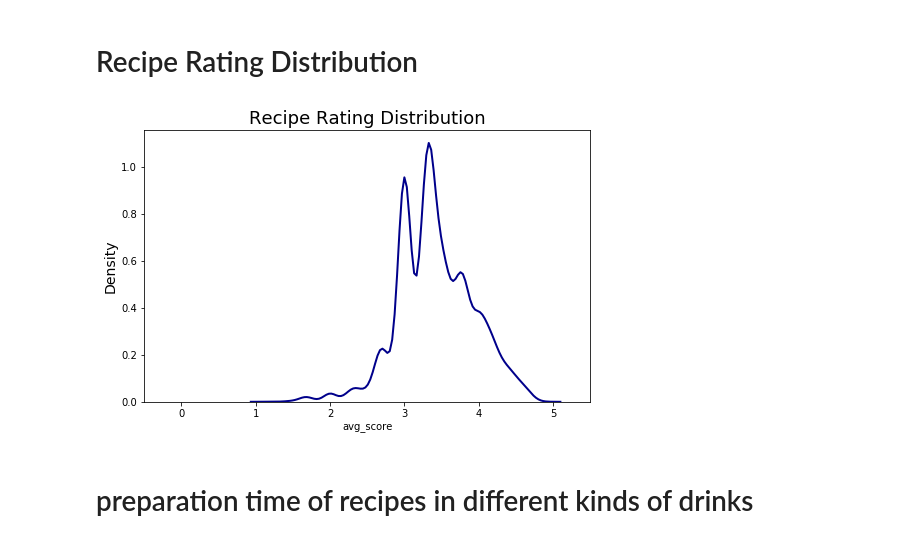
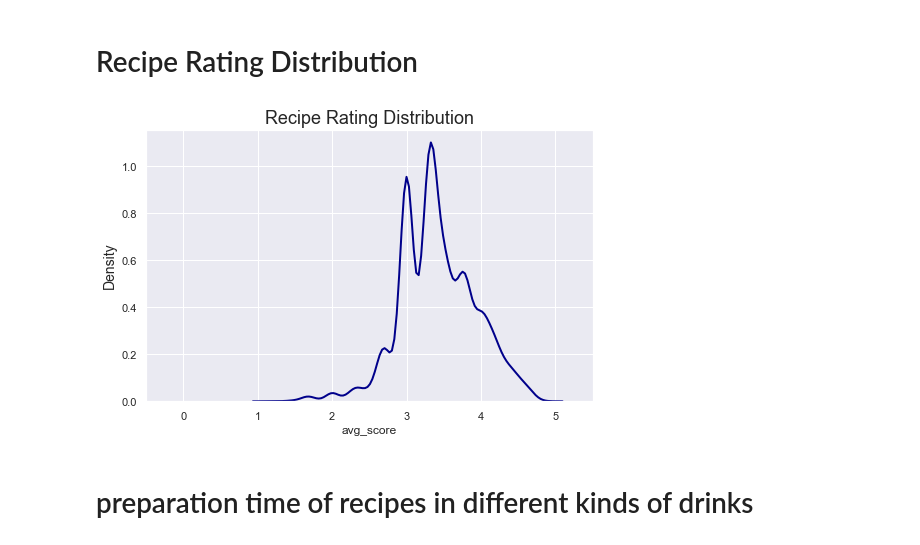
Before and after one commit to sunwen0120/Pratikum, a Jupyter notebook: wen_sun/Getränke analyse/Getränke.ipynb, the cells around one changed output. Drawn from its saved outputs; the diff is of its cells as text; code cells hidden in the pictures.

```diff
--- a/wen_sun/Getränke analyse/Getränke.ipynb
+++ b/wen_sun/Getränke analyse/Getränke.ipynb
@@ -34,0 +22,9 @@ df
+# %%
+def tags_preprocess(tags):
+    tags = tags.replace("'","")
+    tags = tags.replace(" ","")
+    tags = tags.replace("[","")
+    tags = tags.replace("]","")
+    tags = tags.split(",")
+    tags = [x.lower() for x in tags]
+    return tags
@@ -35,6 +72,5 @@ df
 # %%
 # data pre-processing
-
 # If NaN for calorie and comment user -> change it to none!
 values_cal = {'calorie': 'none'}
 df = df.fillna(value=values_cal)
@@ -57,20 +93,21 @@ df = df.set_index(["recipe_id"])
 df_cat = df['tags']
 # df_cat = df_cat[0:10]
 
-import string
+
 punct = set(string.punctuation)
 
-# get the sub categroien of tags
-def get_sub_cat(data):
-    list_tags = []
-    for item in df_cat.iteritems():
-        if (item != '[]'):
-            item_tag = item[1]
-            list_cat = list(item_tag)
-            list_cat_new = ''.join(x for x in list_cat if x not in punct)
-            target_list = [x for x in list_cat_new.split(' ')]
-            list_tags.append(target_list[-1])
-    return list_tags
+# # get the sub categroien of tags
+# def get_sub_cat(data):
+#     list_tags = []
+#     for item in df_cat.iteritems():
+#         if (item != '[]'):
+#             item_tag = item[1]
+#             list_cat = list(item_tag)
+#             list_cat_new = ''.join(x for x in list_cat if x not in punct)
+#             target_list = [x for x in list_cat_new.split(' ')]
+#             list_tags.append(target_list[-1])
+#     return list_tags
 
-df['sub_categorize'] = get_sub_cat(df_cat)
-df
+# df['sub_categorize'] = get_sub_cat(df_cat)
+
+# df
@@ -94,36 +167,36 @@ df
 # %%
 # delete the recipes, which have no average score.
 df_null_score = df[df['avg_score'] =='0']
 index_s = df_null_score.index.tolist()
 df_avg = df.drop(index =index_s)
 df_avg
 
 avg_count = df_avg['avg_score'].value_counts()
 df_count = avg_count.to_frame()
 df_count
 list_score = avg_count.index.tolist()
 list_score
 d = df_avg['avg_score'].value_counts()
 list_count = d.values.tolist()
 list_count
 
 from pandas.core.frame import DataFrame
 import seaborn as sns
 
 plt.figure(figsize=(8, 5))
-# x = pd.Series(df_avg['avg_score'], name="avg_score")
-# ax = sns.distplot(x)
-sns.distplot(df_avg['avg_score'], hist=False, kde=True,
+sns.set()
+sns.distplot(df_avg['avg_score'],hist=False, kde=True,
              bins=int(180/5), color = 'darkblue',
              hist_kws={'edgecolor':'black'},
              kde_kws={'linewidth': 2})
 
+# plt.grid(linestyle='-.')
 plt.title('Recipe Rating Distribution', fontsize=18)
 plt.xlim(-0.5,5.5,0.8)
 plt.ylabel('Density',fontsize=14)
 plt.show()
 # %% [output]
-[figure, old version]
+[figure, new version]
 # %% [markdown]
 # preparation time of recipes in different kinds of drinks
 # %%
```
Also changed, not shown: parts of 20 cells of this notebook, 2 other files.
